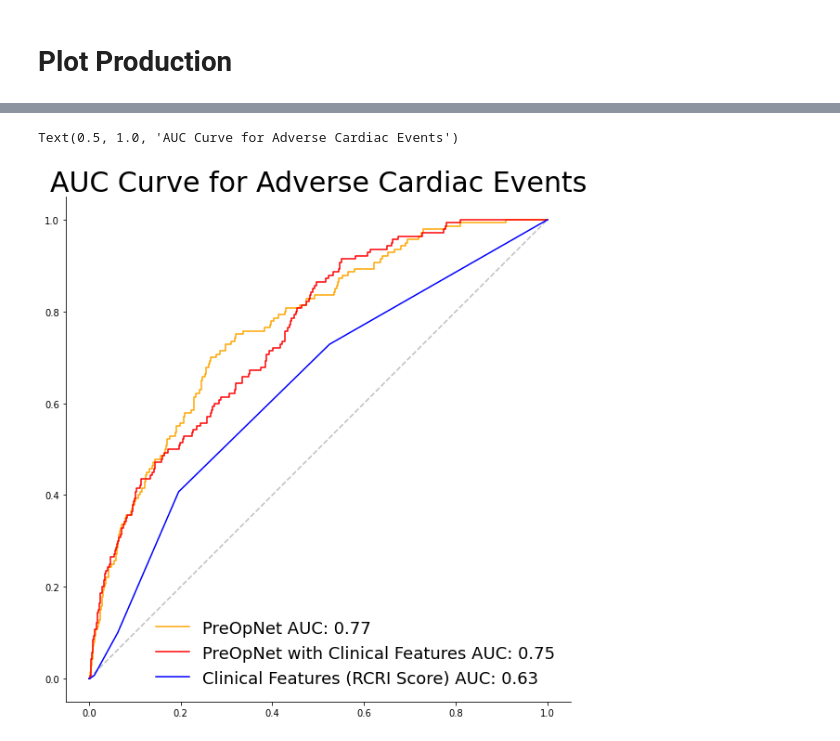
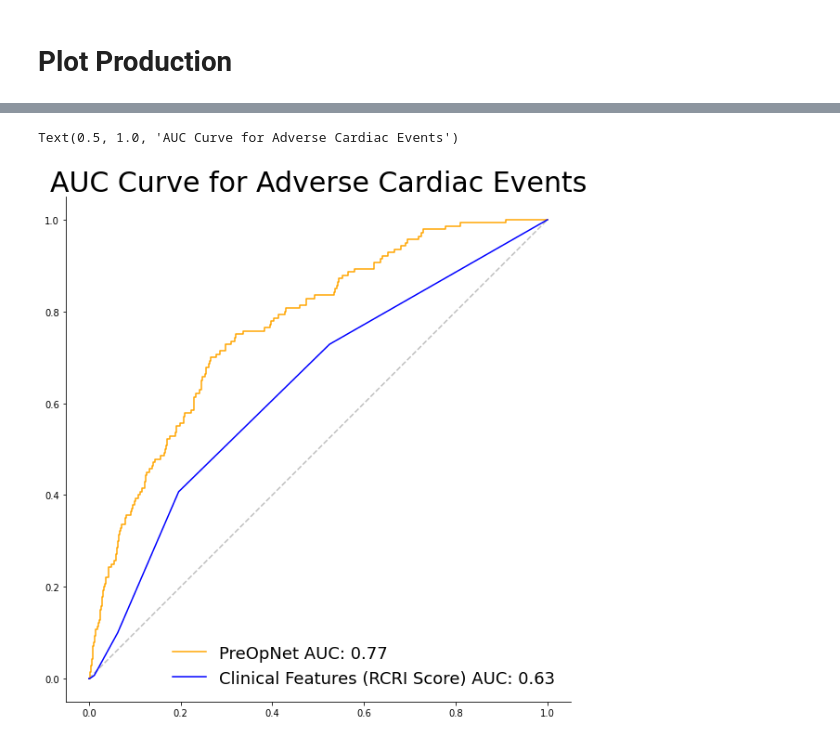
Before and after one commit to ecg-net/PreOpNet, a Jupyter notebook: Model Performance Analysis.ipynb, the cells around one changed output, grey strips where cells are left out. Cells and saved outputs as stored; diff of their text form; code cells hidden in the pictures.

```diff
--- a/Model Performance Analysis.ipynb
+++ b/Model Performance Analysis.ipynb
@@ -48,2 +20,9 @@ test = Mort_TEST.merge(MACE_TEST,on='Filename',validate = '1:1').merge(rcri,on='
+# %%
+threshold_of_risk = { # MACE, Mortality. All numbers derrived from VAL
+    'Top 7% of Risk':[0.8012191462516784,0.5127009725570678],
+    'Top 15% of Risk':[0.6455605030059813,0.3352705240249634],
+    'Top 50% of Risk':[0.327571839094162,0.07675295323133469],
+    "Max Youden's index":[0.32820358872413635,0.2416664808988571]
+}
 # %% [markdown]
 # Specify Thresholds for mortality and mace and RCRI
@@ -54 +29,5 @@ rcri_thresh = 2
+# %%
+pre_opnet_thresh_mort = threshold_of_risk['Top 7% of Risk'][1]
+pre_opnet_thresh_mace = threshold_of_risk['Top 7% of Risk'][0]
+rcri_thresh = 2
 # %%
@@ -314,8 +269,6 @@ ax.spines['top'].set_visible(False)
 csvs = {
     'CSMC':test,
     'Clinical Features (RCRI Score)':test,
-    'Columbia':columbia,
-    'Stanford':SHC
 
 
 }
@@ -333,10 +286,10 @@ for i in csvs.keys():
         y_total,yhat_total = df['labels'],df['Prediction']
     elif i == 'Clinical Features (RCRI Score)':
         df = csvs[i]
-        y_total,yhat_total = df['Mortality'],df['RCRI_Score']
+        y_total,yhat_total = df['Mort'],df['RCRI_Score']
     elif i == 'CSMC':
         df = csvs[i]
-        y_total,yhat_total = df['Mortality'],df['Mort_pred']
+        y_total,yhat_total = df['Mort'],df['Mort_pred']
     fpr,tpr, _ = roc_curve(y_total,yhat_total)
     ax.plot(fpr, tpr,
             label=i+' AUC: '+str(round(auc(fpr,tpr),2)),color = colors[i])
@@ -358,9 +311,7 @@ ax.spines['top'].set_visible(False)
 
 csvs = {
     'CSMC':test,
-    'Columbia':columbia,
-    'Stanford':SHC
-
+    'Clinical Features (RCRI Score)':test
 
 }
 colors = {
@@ -377,10 +328,10 @@ for i in csvs.keys():
         y_total,yhat_total = df['labels'],df['Prediction']
     elif i == 'Clinical Features (RCRI Score)':
         df = csvs[i]
-        y_total,yhat_total = df['Mortality'],df['RCRI_Score']
+        y_total,yhat_total = df['Mort'],df['RCRI_Score']
     elif i == 'CSMC':
         df = csvs[i]
-        y_total,yhat_total = df['Mortality'],df['Mort_pred']
+        y_total,yhat_total = df['Mort'],df['Mort_pred']
     precision, recall, thresholds = precision_recall_curve(y_total, yhat_total)
     ax.plot(recall, precision,
             label=i+' Average Precision: '+str(round(average_precision_score(y_total,yhat_total),2)),color = colors[i])
@@ -394,39 +345,33 @@ Text(0.5, 1.0, 'PreOpNet PR Curve for Mortality')
 # %%
 # RCRI_outcome
 #plt.style.use('seaborn')
 plt.figure(figsize=(15,10))
 ax = plt.subplot(111)
+csvs = {
+    'PreOpNet':test,
+    'Clinical Features (RCRI Score)':test
 
+}
 # Hide the right and top spines
 ax.spines['right'].set_visible(False)
 ax.spines['top'].set_visible(False)
 colors = {
     'PreOpNet':'orange',
-    'PreOpNet with Clinical Features':'red',
     'Clinical Features (RCRI Score)':'blue',
-    'Stanford':'brown'
 }
 
-csvs = {
-    'PreOpNet':'New Labels Limit Procedures MACE stride 8 lr 0.004 downsample 1/Final most recent Filename/Prediction.csv',
-    'PreOpNet with Clinical Features':'New Labels Limit Procedures Clinical Features MACE stride 8 lr 0.004 downsample 1/Final most recent/Prediction.csv',
-    'Clinical Features (RCRI Score)':'/workspace/data/drives/Internal_SSD/sdd/data/Test_rcri_limit_procedures_outcome_2017+newlabels.csv',
-}
 ax.plot([0,1],[0,1],'--',color = 'gray',alpha = 0.5)
 for i in csvs.keys():
     if not i == 'Clinical Features (RCRI Score)':
-        df = pd.read_csv(csvs[i])
-        y_total,yhat_total = df['labels'],df['Prediction']
+        y_total,yhat_total = test['MACE'],df['MACE_pred']
     else:
-        df = pd.read_csv(csvs[i])
-        df = df.groupby(["MRN",'SURGERY_DATE']).first()
-        y_total,yhat_total = df['RCRI_outcome'],df['RCRI_Score']
+        y_total,yhat_total = test['MACE'],test['RCRI_Score']
     fpr,tpr, _ = roc_curve(y_total,yhat_total)
     ax.plot(fpr, tpr,
             label=i+' AUC: '+str(round(auc(fpr,tpr),2)),color = colors[i])
 ax.set_aspect('equal', adjustable='box')
 plt.legend(loc=4,framealpha=0,fontsize=18)
 plt.title("AUC Curve for Adverse Cardiac Events",fontsize=30)
 # %% [output]
 Text(0.5, 1.0, 'AUC Curve for Adverse Cardiac Events')
-[figure, old version]
+[figure, new version]
```
Also changed, not shown: parts of 10 cells of this notebook.
